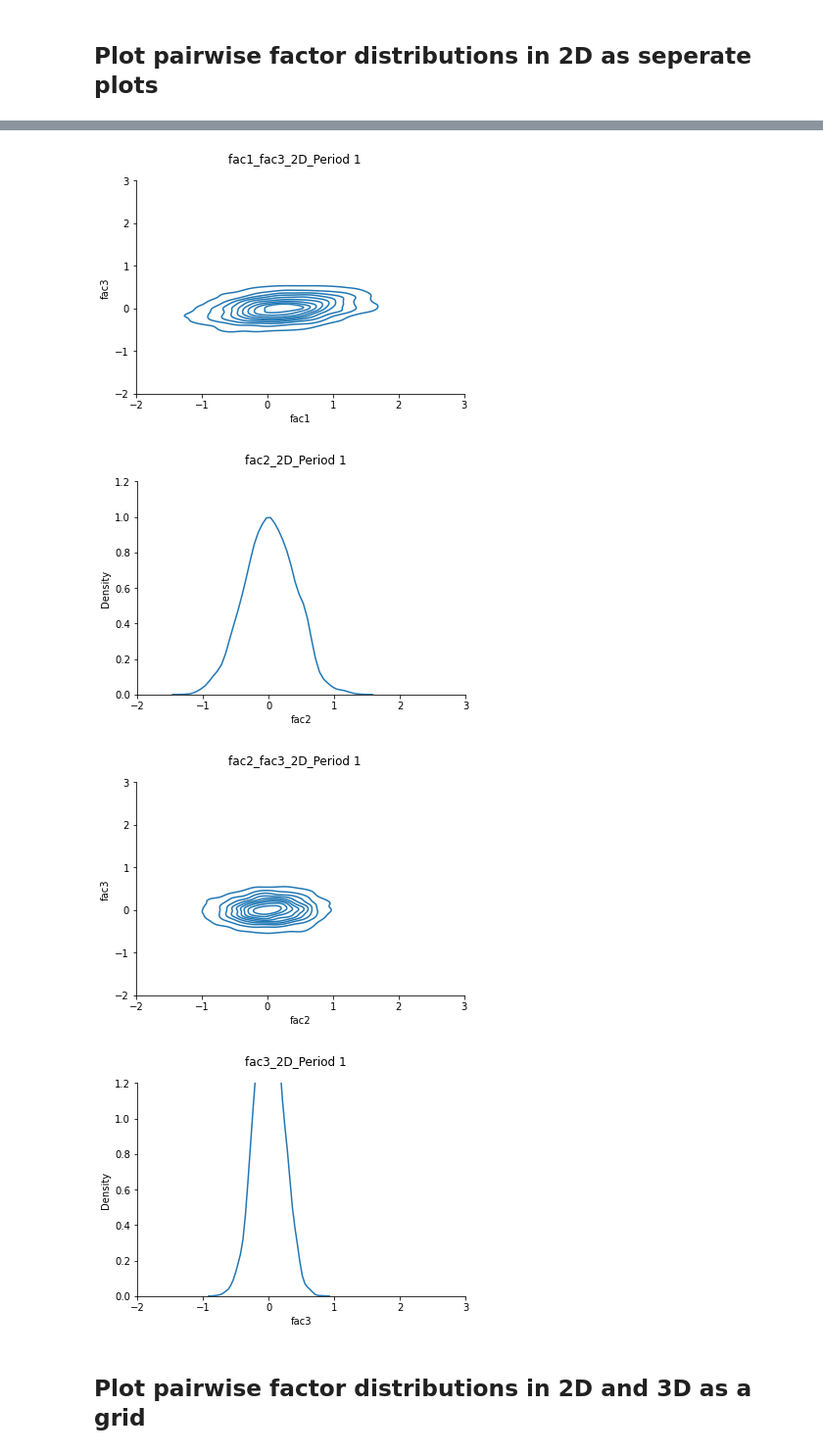
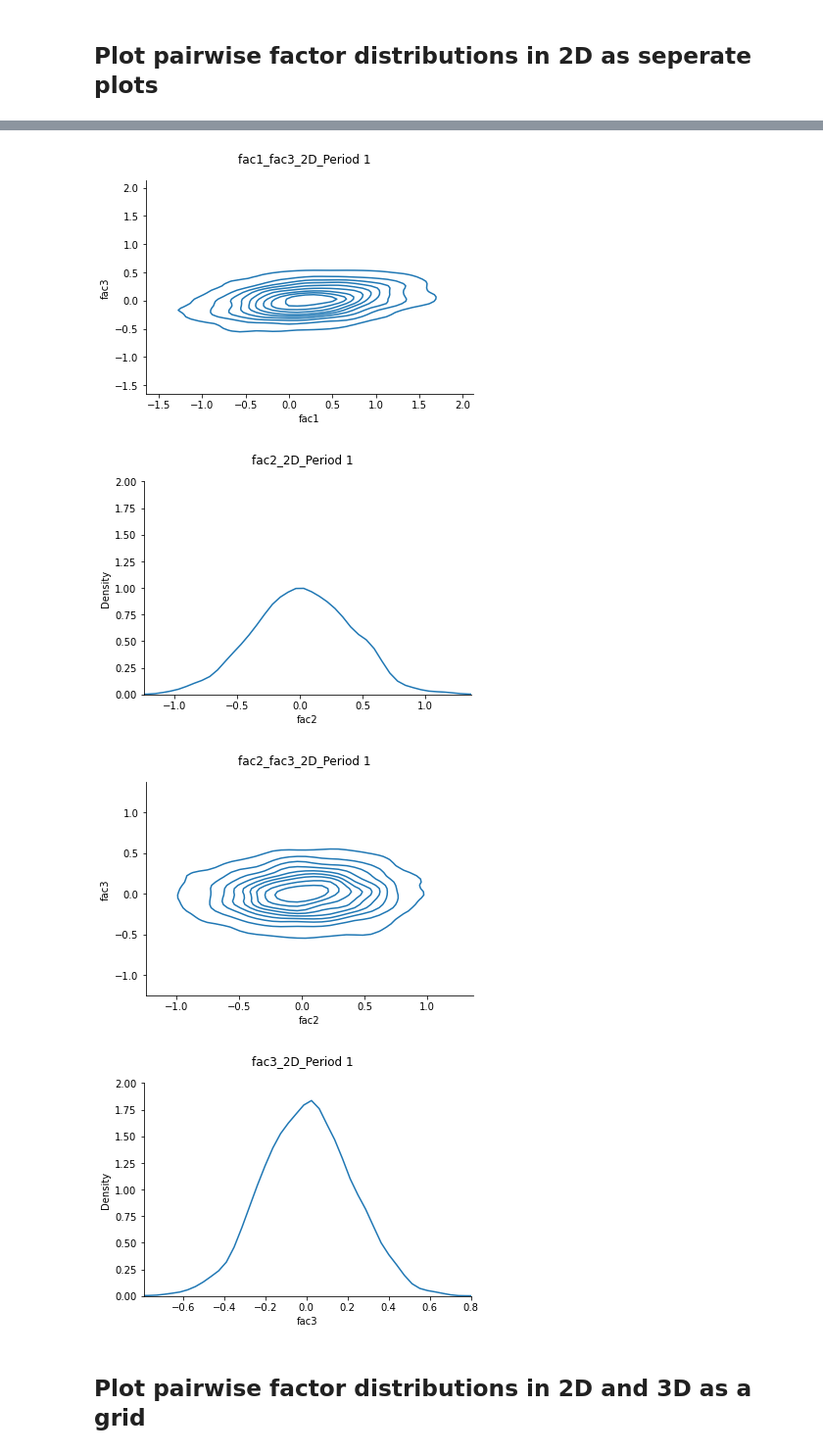
Before and after one commit to OpenSourceEconomics/skillmodels, a Jupyter notebook: docs/source/getting_started/how_to_visualize_pairwise_factor_distribution.ipynb, the cells around one changed output, grey strips where cells are left out. Shown at 98% size. Saved outputs shown, nothing was run; the diff lists cells and outputs as text; code cells hidden in the pictures.

```diff
--- a/docs/source/getting_started/how_to_visualize_pairwise_factor_distribution.ipynb
+++ b/docs/source/getting_started/how_to_visualize_pairwise_factor_distribution.ipynb
@@ -48,9 +73,11 @@ fig =plot_pairwise_factor_distributions(
 ## Plot pairwise factor distributions in 2D as seperate plots
 # %%
 fig =plot_pairwise_factor_distributions(
-    data_filter_state=filtered_states,
+    states=filtered_states,
+    model_dict=model_dict,
     period=1,
-    combined_plots=False,
-    add_3D_plots=False,
+    combined_plots=None,
+    add_3d_plots=None,
+    state_ranges=None,
     n_points=50)
 # %% [output]
@@ -59,7 +86,7 @@ fig =plot_pairwise_factor_distributions(
-[figure, old version]
+[figure, new version]
-[figure, old version]
+[figure, new version]
-[figure, old version]
+[figure, new version]
-[figure, old version]
+[figure, new version]
 # %% [markdown]
 ## Plot pairwise factor distributions in 2D and 3D as a grid
 # %%
```
Also changed, not shown: parts of 8 cells of this notebook.
